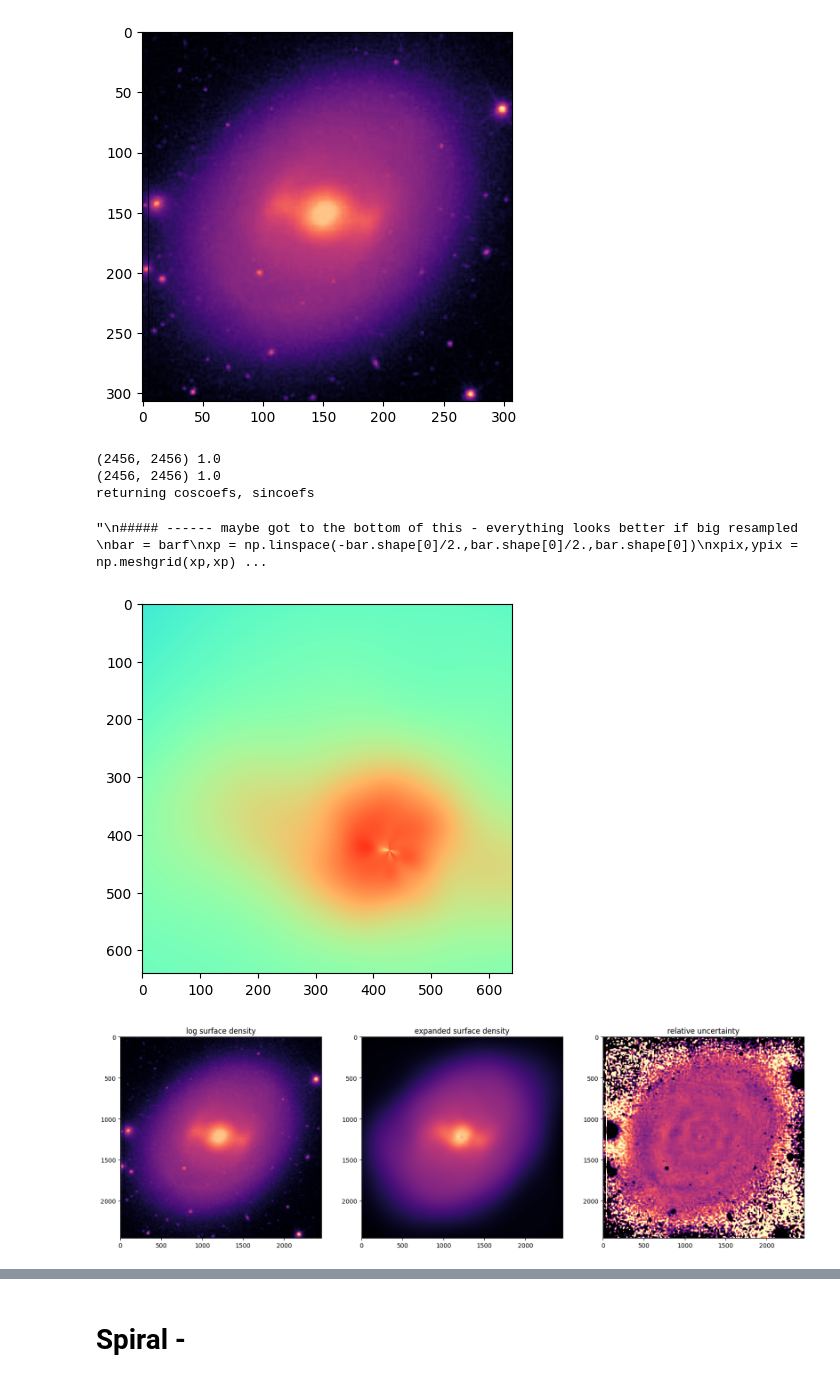
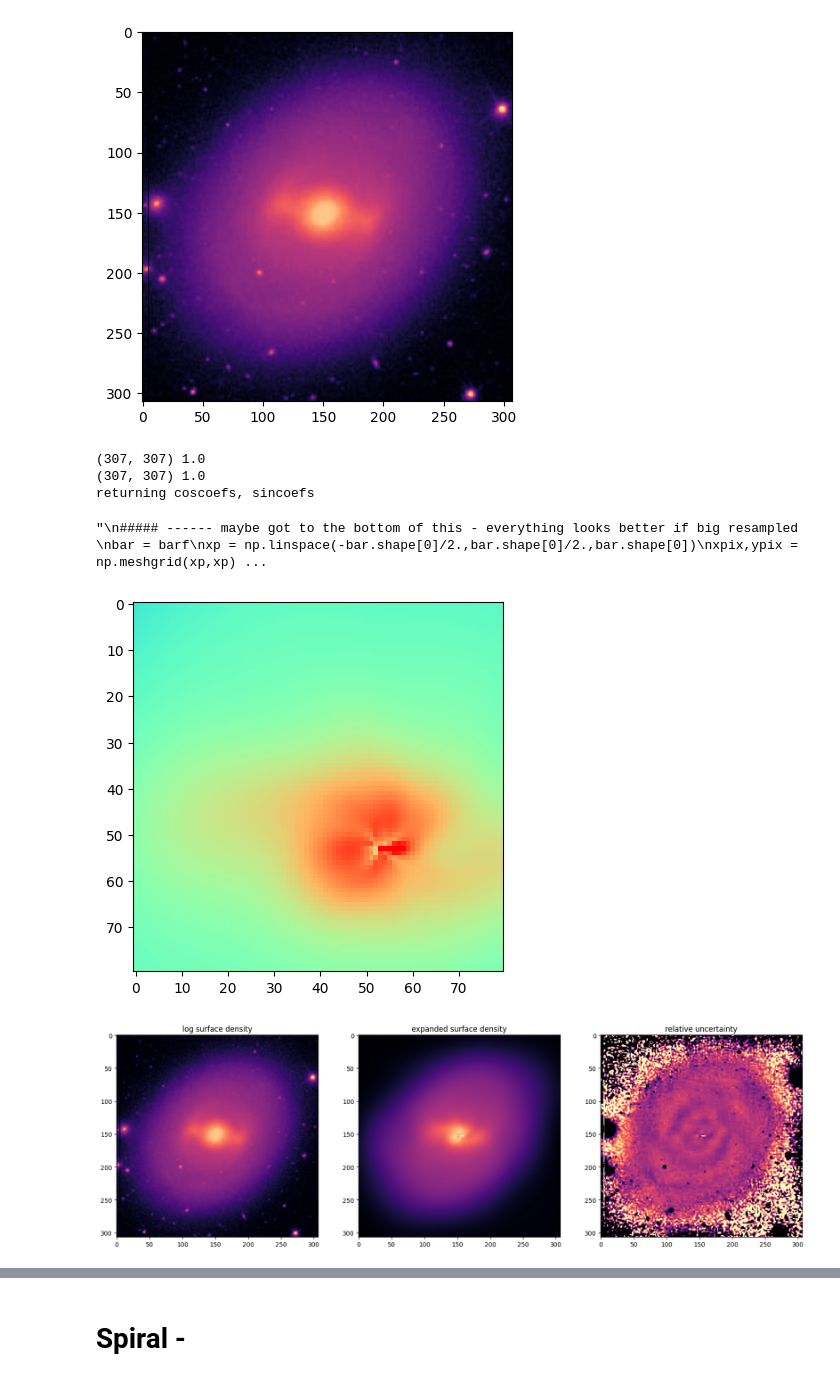
Before and after one commit to CarrieFilion/sonic, a Jupyter notebook: images_to_coefficients.ipynb, the cells around one changed output, grey strips where cells are left out. Cells and saved outputs as stored; diff of their text form; code cells hidden in the pictures.

```diff
--- a/images_to_coefficients.ipynb
+++ b/images_to_coefficients.ipynb
@@ -28,7 +29,7 @@ plt.imshow(barf, cmap='magma')
 [figure]
 [figure]
 # %%
-s = 8 #8 is p good for nmax = 11
+s = 1 #8 #8 is p good for nmax = 11
 bar = resize_local_mean(barf, (int(s*barf.shape[0]),int(s*barf.shape[0])))
 #bar = barf.copy()
 #rescale(barf, 1.2,anti_aliasing=True)#warp_polar(barf, output_shape = (400,400))
@@ -52,10 +53,10 @@ barflat[gvals] = np.nan
 print(bar.shape, bar.max())
 # pick orders for the expansion
 mmax = 8  #8
-nmax = 12 #24
+nmax = 12 #12 #24
 
 # pick a scalelength for the reconstruction
-rscl = 20.*s #10
+rscl = 30.*s #20#10
 
 # make the expansion and compute the weights
 ####LG = LaguerreAmplitudes(rscl,np.ones(rval.size),phi,barflat,rval,mmax,nmax)
@@ -115,34 +116,34 @@ print(rscl, barf.shape)
 LG = LaguerreAmplitudes(rscl,np.ones(rval.size),phi,barflat,rval,mmax,nmax)
 c_bar, s_bar = LG.laguerre_amplitudes_returns()
 
 
 LG.laguerre_reconstruction(rr,pp)
     #100:300
 plt.figure()
 plt.imshow((LG.reconstruction)[100:180,100:180],vmin=np.nanmin(bar), vmax=np.nanmax(bar),cmap='rainbow')
 
     # make a figure for the comparison
 # make a figure for the comparison
 fig = plt.figure(figsize=(20,10),facecolor='white')
 ax1 = fig.add_subplot(131)
 ax2 = fig.add_subplot(132)
 ax3 = fig.add_subplot(133)
 
 cval = np.linspace(-5.,1.,32)
 ax1.imshow((bar), cmap=plt.cm.magma)
 ax2.imshow((LG.reconstruction),vmin=np.nanmin(bar), vmax=np.nanmax(bar),cmap=cm.magma)
 
 # plot the relative uncertainty (maxed out at 25 percent)
 ax3.imshow((LG.reconstruction-bar)/bar,vmin=-.25,vmax=.25,cmap=cm.magma)
 
 ax1.set_title('log surface density')
 ax2.set_title('expanded surface density')
 ax3.set_title('relative uncertainty')
 '''
 # %% [output]
-(2456, 2456) 1.0
-(2456, 2456) 1.0
+(307, 307) 1.0
+(307, 307) 1.0
 returning coscoefs, sincoefs
 "\n##### ------ maybe got to the bottom of this - everything looks better if big resampled \nbar = barf\nxp = np.linspace(-bar.shape[0]/2.,bar.shape[0]/2.,bar.shape[0])\nxpix,ypix = np.meshgrid(xp,xp) ...
-[figure, old version]
+[figure, new version]
-[figure, old version]
+[figure, new version]
```
Also changed, not shown: parts of 8 cells of this notebook, 2 other files.
